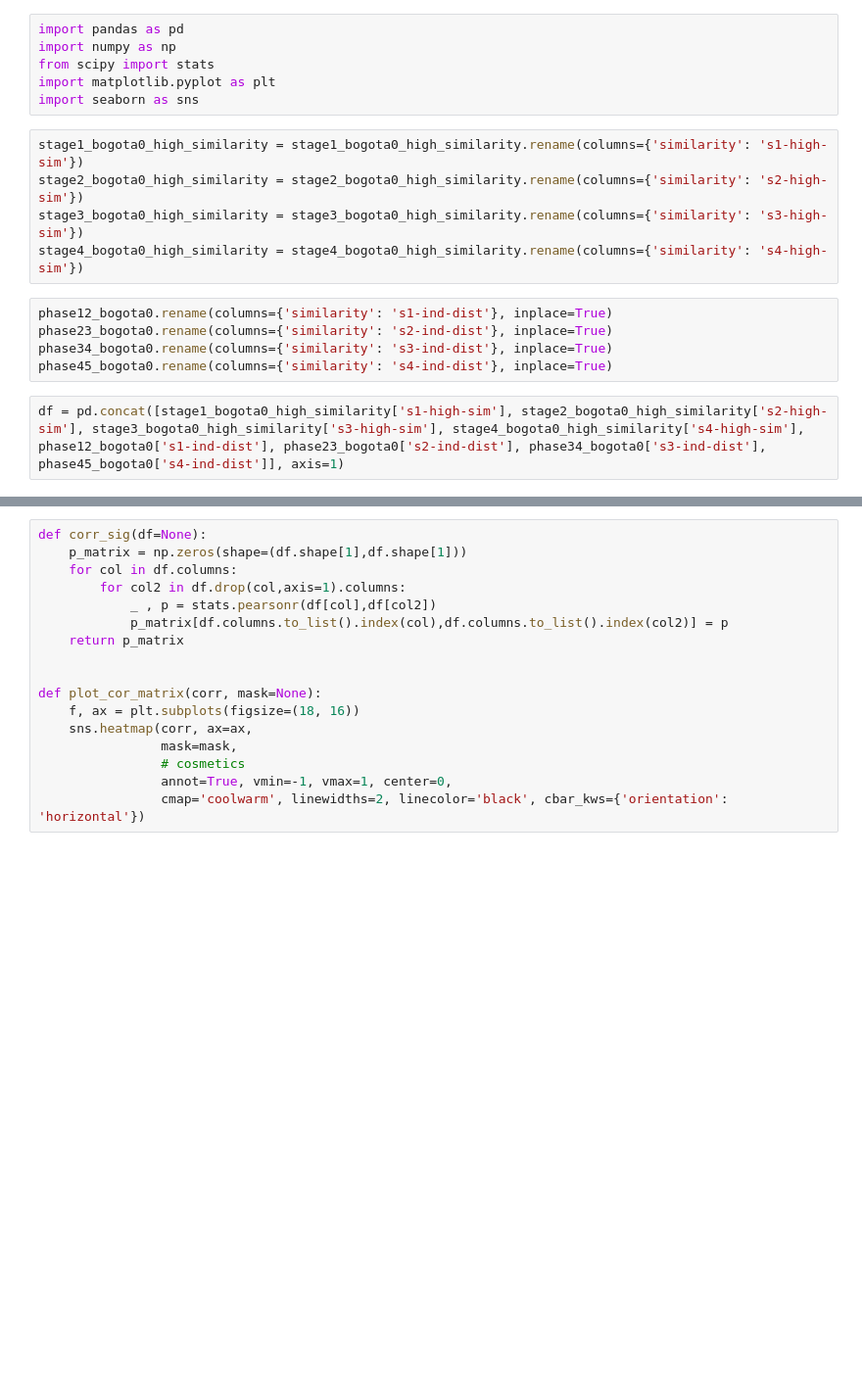
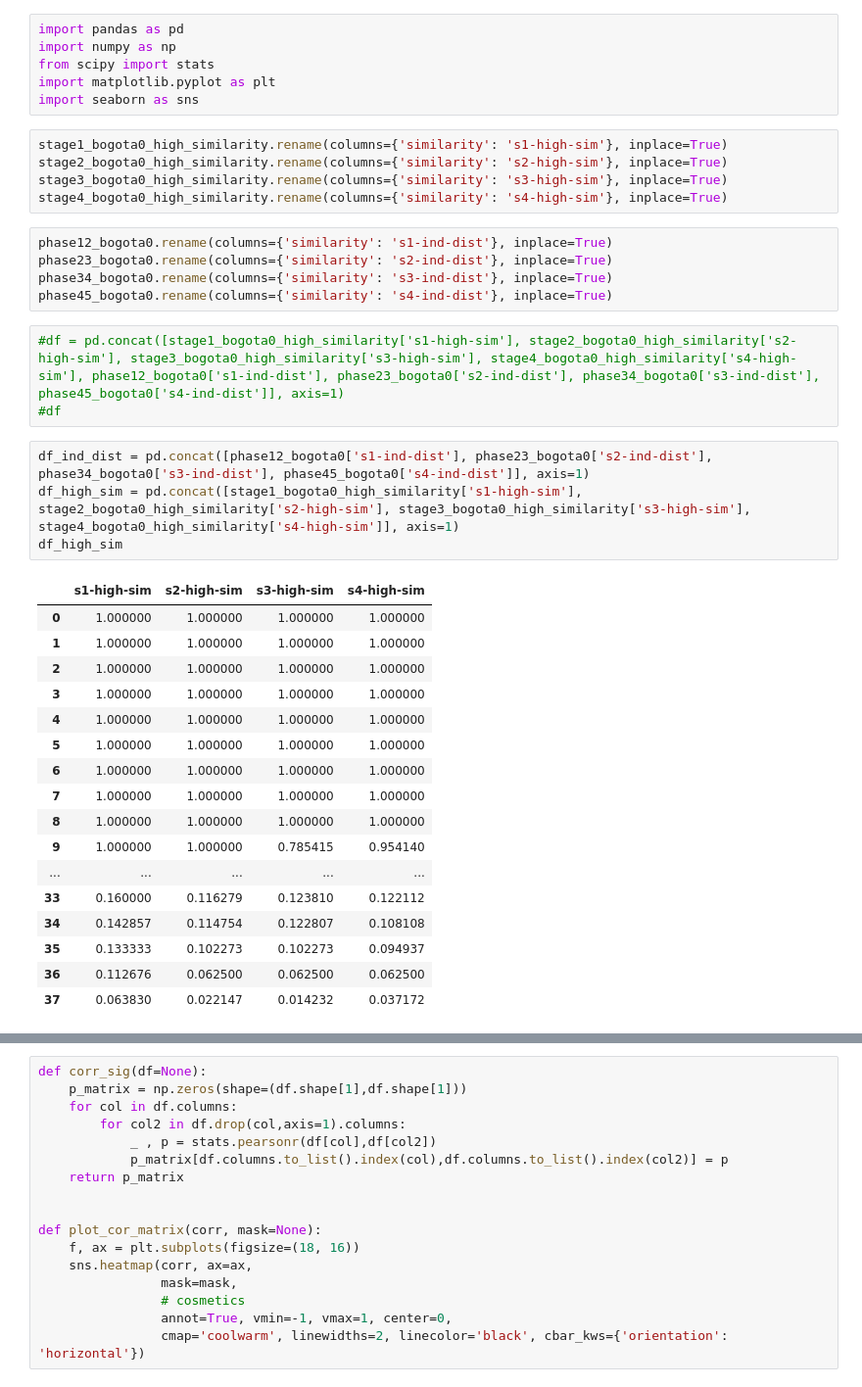
Before and after one commit to ironhacks/spring-2017-analysis, a Jupyter notebook: spring-2017/script/analysis/10-Correlation-Innovation-Variables.ipynb, the cells around one changed output, grey strips where cells are left out. Shown: that part at 98% size. Cells and saved outputs as stored; diff of their text form; blank space fills up the shorter version.

```diff
--- a/spring-2017/script/analysis/10-Correlation-Innovation-Variables.ipynb
+++ b/spring-2017/script/analysis/10-Correlation-Innovation-Variables.ipynb
@@ -49,14 +49,37 @@ from scipy import stats
 import matplotlib.pyplot as plt
 import seaborn as sns
 # %%
-stage1_bogota0_high_similarity = stage1_bogota0_high_similarity.rename(columns={'similarity': 's1-high-sim'})
-stage2_bogota0_high_similarity = stage2_bogota0_high_similarity.rename(columns={'similarity': 's2-high-sim'})
-stage3_bogota0_high_similarity = stage3_bogota0_high_similarity.rename(columns={'similarity': 's3-high-sim'})
-stage4_bogota0_high_similarity = stage4_bogota0_high_similarity.rename(columns={'similarity': 's4-high-sim'})
+stage1_bogota0_high_similarity.rename(columns={'similarity': 's1-high-sim'}, inplace=True)
+stage2_bogota0_high_similarity.rename(columns={'similarity': 's2-high-sim'}, inplace=True)
+stage3_bogota0_high_similarity.rename(columns={'similarity': 's3-high-sim'}, inplace=True)
+stage4_bogota0_high_similarity.rename(columns={'similarity': 's4-high-sim'}, inplace=True)
 # %%
 phase12_bogota0.rename(columns={'similarity': 's1-ind-dist'}, inplace=True)
 phase23_bogota0.rename(columns={'similarity': 's2-ind-dist'}, inplace=True)
 phase34_bogota0.rename(columns={'similarity': 's3-ind-dist'}, inplace=True)
 phase45_bogota0.rename(columns={'similarity': 's4-ind-dist'}, inplace=True)
 # %%
-df = pd.concat([stage1_bogota0_high_similarity['s1-high-sim'], stage2_bogota0_high_similarity['s2-high-sim'], stage3_bogota0_high_similarity['s3-high-sim'], stage4_bogota0_high_similarity['s4-high-sim'], phase12_bogota0['s1-ind-dist'], phase23_bogota0['s2-ind-dist'], phase34_bogota0['s3-ind-dist'], phase45_bogota0['s4-ind-dist']], axis=1)
+#df = pd.concat([stage1_bogota0_high_similarity['s1-high-sim'], stage2_bogota0_high_similarity['s2-high-sim'], stage3_bogota0_high_similarity['s3-high-sim'], stage4_bogota0_high_similarity['s4-high-sim'], phase12_bogota0['s1-ind-dist'], phase23_bogota0['s2-ind-dist'], phase34_bogota0['s3-ind-dist'], phase45_bogota0['s4-ind-dist']], axis=1)
+#df
+# %%
+df_ind_dist = pd.concat([phase12_bogota0['s1-ind-dist'], phase23_bogota0['s2-ind-dist'], phase34_bogota0['s3-ind-dist'], phase45_bogota0['s4-ind-dist']], axis=1)
+df_high_sim = pd.concat([stage1_bogota0_high_similarity['s1-high-sim'], stage2_bogota0_high_similarity['s2-high-sim'], stage3_bogota0_high_similarity['s3-high-sim'], stage4_bogota0_high_similarity['s4-high-sim']], axis=1)
+df_high_sim
+# %% [output]
+|  | s1-high-sim | s2-high-sim | s3-high-sim | s4-high-sim |
+| 0 | 1.000000 | 1.000000 | 1.000000 | 1.000000 |
+| 1 | 1.000000 | 1.000000 | 1.000000 | 1.000000 |
+| 2 | 1.000000 | 1.000000 | 1.000000 | 1.000000 |
+| 3 | 1.000000 | 1.000000 | 1.000000 | 1.000000 |
+| 4 | 1.000000 | 1.000000 | 1.000000 | 1.000000 |
+| 5 | 1.000000 | 1.000000 | 1.000000 | 1.000000 |
+| 6 | 1.000000 | 1.000000 | 1.000000 | 1.000000 |
+| 7 | 1.000000 | 1.000000 | 1.000000 | 1.000000 |
+| 8 | 1.000000 | 1.000000 | 1.000000 | 1.000000 |
+| 9 | 1.000000 | 1.000000 | 0.785415 | 0.954140 |
+| ... | ... | ... | ... | ... |
+| 33 | 0.160000 | 0.116279 | 0.123810 | 0.122112 |
+| 34 | 0.142857 | 0.114754 | 0.122807 | 0.108108 |
+| 35 | 0.133333 | 0.102273 | 0.102273 | 0.094937 |
+| 36 | 0.112676 | 0.062500 | 0.062500 | 0.062500 |
+| 37 | 0.063830 | 0.022147 | 0.014232 | 0.037172 |
```
Also changed, not shown: parts of 2 cells of this notebook, 1 other file.
